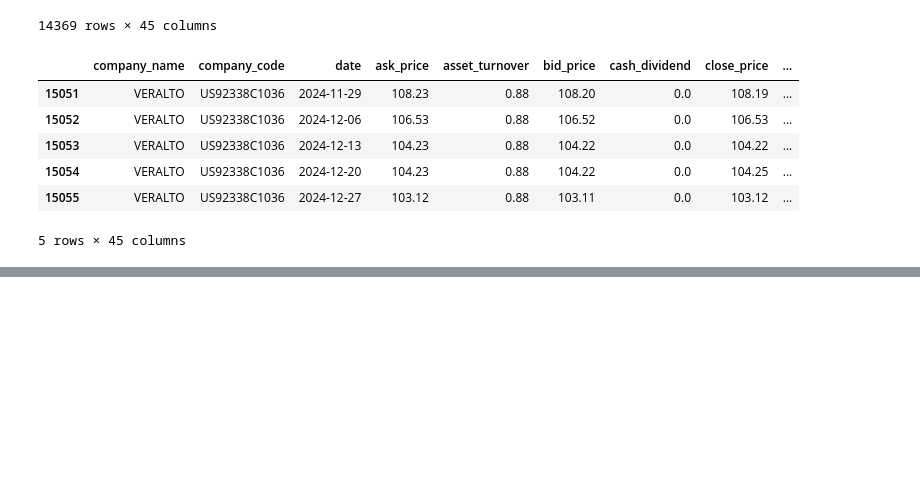
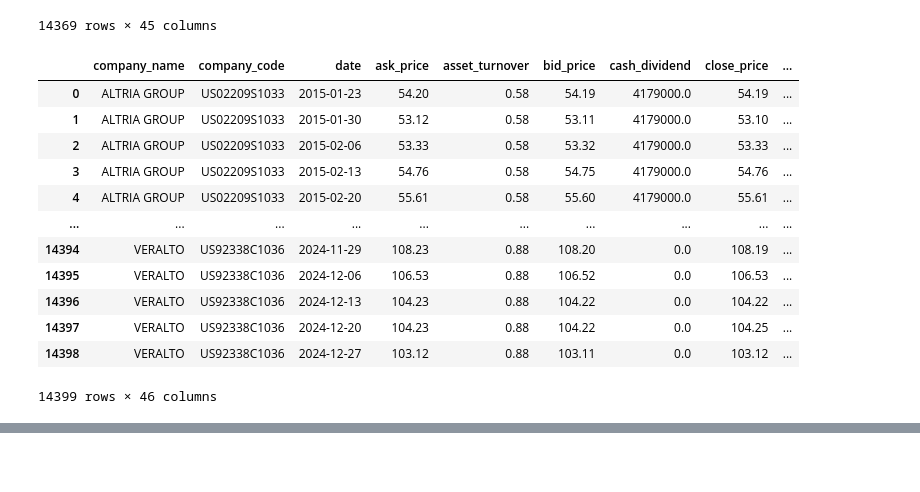
Before and after one commit to kaki1995/Project_Applying-AI-and-Large-Language-Models-in-Stock-Investment, a Jupyter notebook: Code_part 2.ipynb, the cells around one changed output, grey strips where cells are left out. Drawn from its saved outputs; the diff is of its cells as text; code cells hidden in the pictures; blank space fills up the shorter version.

```diff
--- a/Code_part 2.ipynb
+++ b/Code_part 2.ipynb
@@ -707,13 +704,26 @@ df_add_features
 | 14367 | VERALTO | US92338C1036 | 2024-12-13 | 104.23 | 0.88 | 104.22 | 0.0 | 104.22 | ... |
 | 14368 | VERALTO | US92338C1036 | 2024-12-20 | 104.23 | 0.88 | 104.22 | 0.0 | 104.25 | ... |
 14369 rows × 45 columns
-# %%
-df_add_features.tail()
-# %% [output]
-|  | company_name | company_code | date | ask_price | asset_turnover | bid_price | cash_dividend | close_price | ... |
-| 15051 | VERALTO | US92338C1036 | 2024-11-29 | 108.23 | 0.88 | 108.20 | 0.0 | 108.19 | ... |
-| 15052 | VERALTO | US92338C1036 | 2024-12-06 | 106.53 | 0.88 | 106.52 | 0.0 | 106.53 | ... |
-| 15053 | VERALTO | US92338C1036 | 2024-12-13 | 104.23 | 0.88 | 104.22 | 0.0 | 104.22 | ... |
-| 15054 | VERALTO | US92338C1036 | 2024-12-20 | 104.23 | 0.88 | 104.22 | 0.0 | 104.25 | ... |
-| 15055 | VERALTO | US92338C1036 | 2024-12-27 | 103.12 | 0.88 | 103.11 | 0.0 | 103.12 | ... |
-5 rows × 45 columns
+# %%
+# Create a new column "next_week_return", which will be our target feature
+
+# Shift weekly returns to get next week's performance
+df_target = df_add_features.copy()  # Ensure df_return is a copy to avoid warnings
+df_target['next_week_return'] = df_target.groupby('company_name')['weekly_return'].shift(-1)
+
+# View the result
+df_target
+# %% [output]
+|  | company_name | company_code | date | ask_price | asset_turnover | bid_price | cash_dividend | close_price | ... |
+| 0 | ALTRIA GROUP | US02209S1033 | 2015-01-23 | 54.20 | 0.58 | 54.19 | 4179000.0 | 54.19 | ... |
+| 1 | ALTRIA GROUP | US02209S1033 | 2015-01-30 | 53.12 | 0.58 | 53.11 | 4179000.0 | 53.10 | ... |
+| 2 | ALTRIA GROUP | US02209S1033 | 2015-02-06 | 53.33 | 0.58 | 53.32 | 4179000.0 | 53.33 | ... |
+| 3 | ALTRIA GROUP | US02209S1033 | 2015-02-13 | 54.76 | 0.58 | 54.75 | 4179000.0 | 54.76 | ... |
+| 4 | ALTRIA GROUP | US02209S1033 | 2015-02-20 | 55.61 | 0.58 | 55.60 | 4179000.0 | 55.61 | ... |
+| ... | ... | ... | ... | ... | ... | ... | ... | ... | ... |
+| 14394 | VERALTO | US92338C1036 | 2024-11-29 | 108.23 | 0.88 | 108.20 | 0.0 | 108.19 | ... |
+| 14395 | VERALTO | US92338C1036 | 2024-12-06 | 106.53 | 0.88 | 106.52 | 0.0 | 106.53 | ... |
+| 14396 | VERALTO | US92338C1036 | 2024-12-13 | 104.23 | 0.88 | 104.22 | 0.0 | 104.22 | ... |
+| 14397 | VERALTO | US92338C1036 | 2024-12-20 | 104.23 | 0.88 | 104.22 | 0.0 | 104.25 | ... |
+| 14398 | VERALTO | US92338C1036 | 2024-12-27 | 103.12 | 0.88 | 103.11 | 0.0 | 103.12 | ... |
+14399 rows × 46 columns
```
Also changed, not shown: parts of 10 cells of this notebook.
